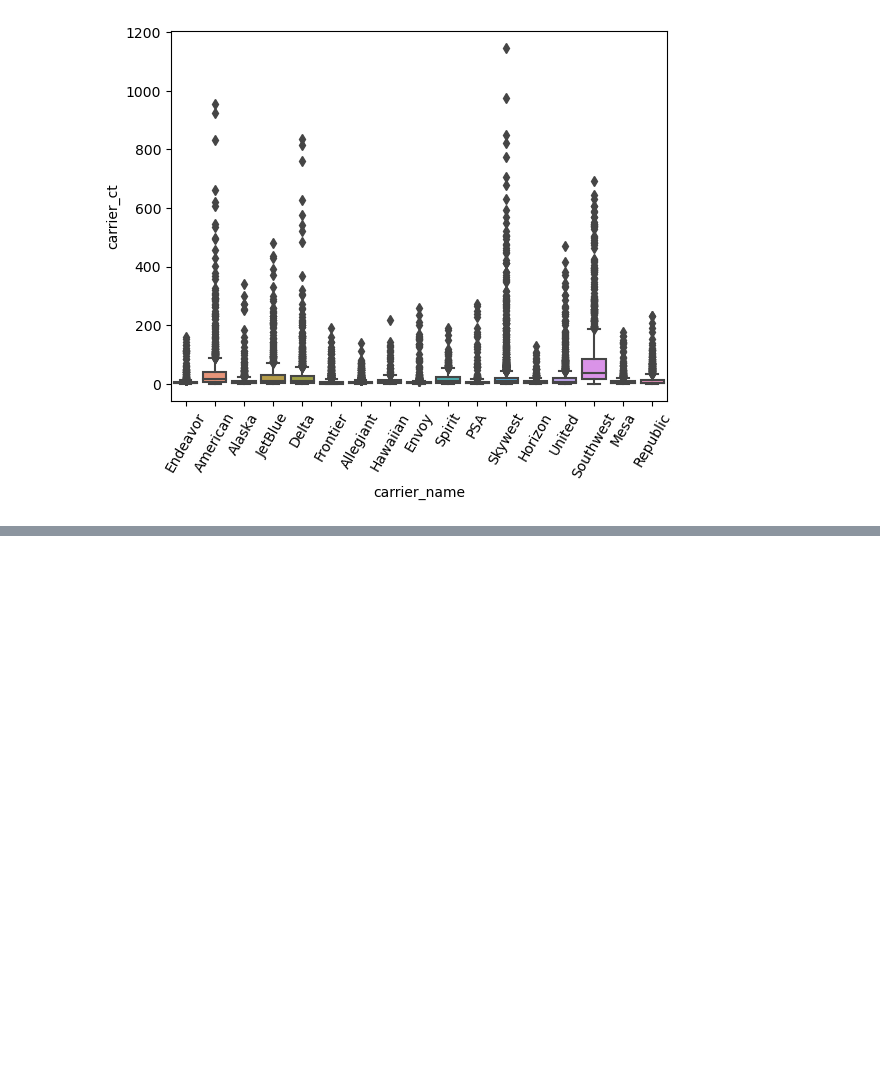
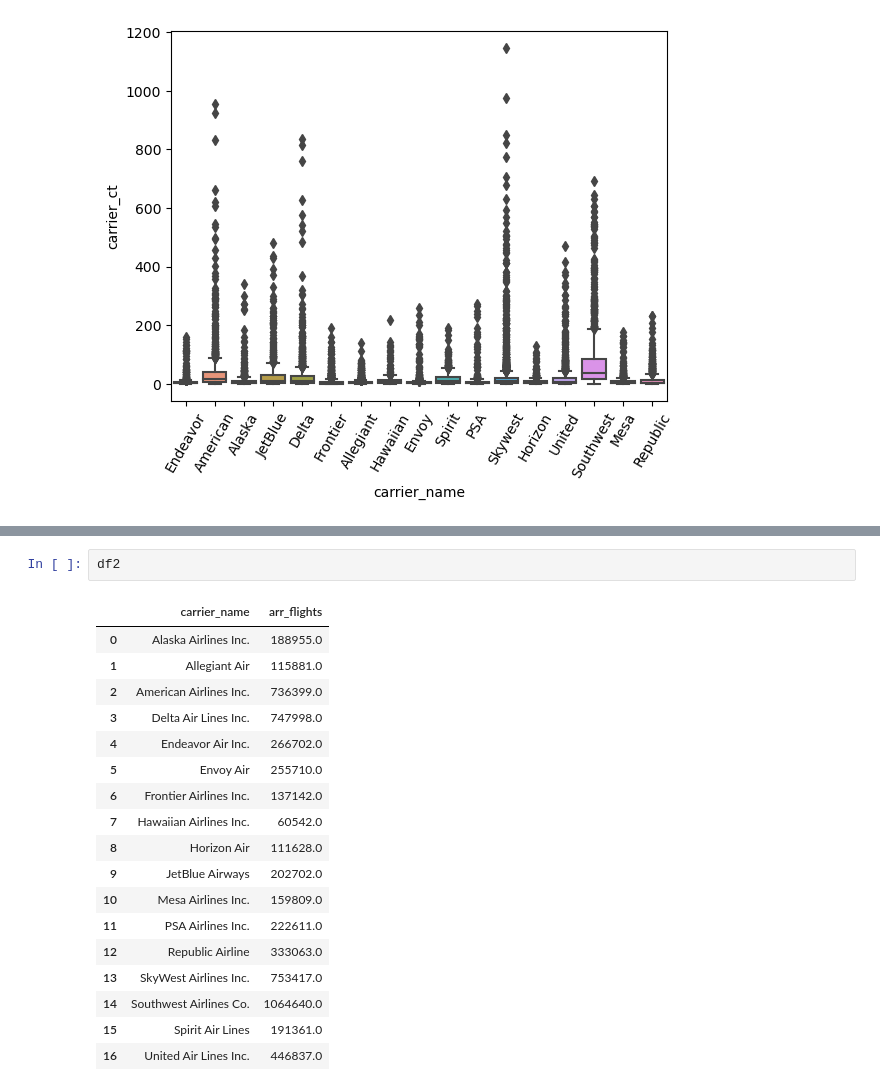
Before and after one commit to ubco-W2022T2-data301/project-group-group51, a Jupyter notebook: data/Milestone3_Max.ipynb, the cells around one changed output, grey strips where cells are left out. Saved outputs shown, nothing was run; the diff lists cells and outputs as text; blank space fills up the shorter version.

```diff
--- a/data/Milestone3_Max.ipynb
+++ b/data/Milestone3_Max.ipynb
@@ -34,0 +41,21 @@ scatter.set_xticklabels(labels=['Endeavor','American','Alaska','JetBlue','Delta'
+# %%
+df2
+# %% [output]
+|  | carrier_name | arr_flights |
+| 0 | Alaska Airlines Inc. | 188955.0 |
+| 1 | Allegiant Air | 115881.0 |
+| 2 | American Airlines Inc. | 736399.0 |
+| 3 | Delta Air Lines Inc. | 747998.0 |
+| 4 | Endeavor Air Inc. | 266702.0 |
+| 5 | Envoy Air | 255710.0 |
+| 6 | Frontier Airlines Inc. | 137142.0 |
+| 7 | Hawaiian Airlines Inc. | 60542.0 |
+| 8 | Horizon Air | 111628.0 |
+| 9 | JetBlue Airways | 202702.0 |
+| 10 | Mesa Airlines Inc. | 159809.0 |
+| 11 | PSA Airlines Inc. | 222611.0 |
+| 12 | Republic Airline | 333063.0 |
+| 13 | SkyWest Airlines Inc. | 753417.0 |
+| 14 | Southwest Airlines Co. | 1064640.0 |
+| 15 | Spirit Air Lines | 191361.0 |
+| 16 | United Air Lines Inc. | 446837.0 |
```
Also changed, not shown: parts of 1 cell of this notebook.
